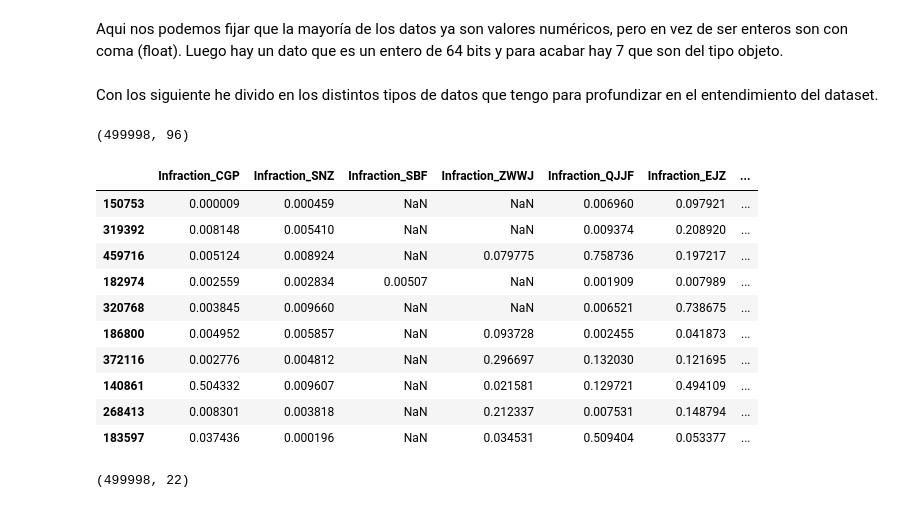
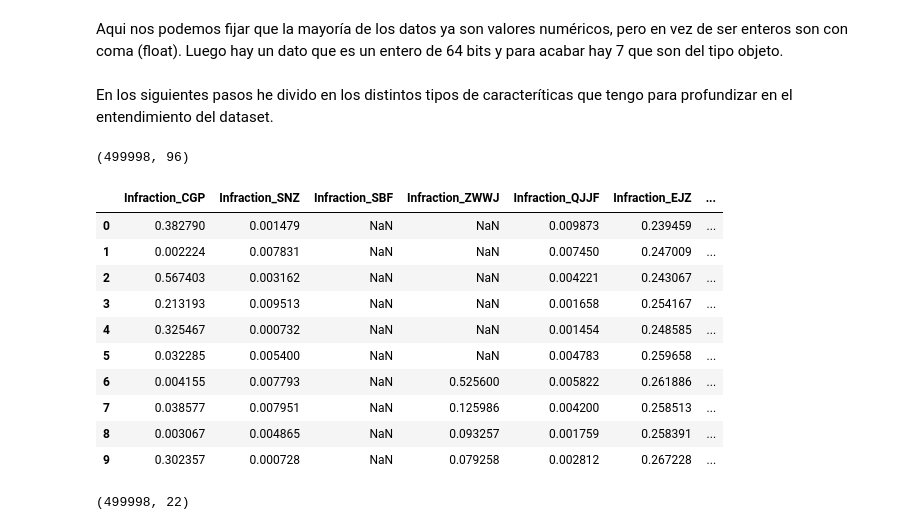
Before and after one commit to AndreesBenitoo/Practica_AA_Andres_Pedro, a Jupyter notebook: preprocess.ipynb, the cells around one changed output. Drawn from its saved outputs; the diff is of its cells as text; code cells hidden in the pictures.

```diff
--- a/preprocess.ipynb
+++ b/preprocess.ipynb
@@ -81,30 +103,30 @@ dtype: object
 # %% [markdown]
 Aqui nos podemos fijar que la mayoría de los datos ya son valores numéricos, pero en vez de ser enteros son con coma (float). Luego hay un dato que es un entero de 64 bits y para acabar hay 7 que son del tipo objeto.
 # %% [markdown]
-Con los siguiente he divido en los distintos tipos de datos que tengo para profundizar en el entendimiento del dataset.
+En los siguientes pasos he divido en los distintos tipos de caracteríticas que tengo para profundizar en el entendimiento del dataset.
 # %%
 # Seleccionar solo las columnas que contienen 'Infraction' en su nombre
 df_infractions = df.filter(regex='Infraction')
 
 # aqui muestro la dimension del dataframe para ver las columnas dedicadas a
 # 'infractions'
 print(df_infractions.shape)
 
 # Mostrar las primeras filas para verificar el resultado
-df_infractions.sample(10)
+df_infractions.head(10)
 # %% [output]
 (499998, 96)
 |  | Infraction_CGP | Infraction_SNZ | Infraction_SBF | Infraction_ZWWJ | Infraction_QJJF | Infraction_EJZ | ... |
-| 150753 | 0.000009 | 0.000459 | NaN | NaN | 0.006960 | 0.097921 | ... |
-| 319392 | 0.008148 | 0.005410 | NaN | NaN | 0.009374 | 0.208920 | ... |
-| 459716 | 0.005124 | 0.008924 | NaN | 0.079775 | 0.758736 | 0.197217 | ... |
-| 182974 | 0.002559 | 0.002834 | 0.00507 | NaN | 0.001909 | 0.007989 | ... |
-| 320768 | 0.003845 | 0.009660 | NaN | NaN | 0.006521 | 0.738675 | ... |
-| 186800 | 0.004952 | 0.005857 | NaN | 0.093728 | 0.002455 | 0.041873 | ... |
-| 372116 | 0.002776 | 0.004812 | NaN | 0.296697 | 0.132030 | 0.121695 | ... |
-| 140861 | 0.504332 | 0.009607 | NaN | 0.021581 | 0.129721 | 0.494109 | ... |
-| 268413 | 0.008301 | 0.003818 | NaN | 0.212337 | 0.007531 | 0.148794 | ... |
-| 183597 | 0.037436 | 0.000196 | NaN | 0.034531 | 0.509404 | 0.053377 | ... |
+| 0 | 0.382790 | 0.001479 | NaN | NaN | 0.009873 | 0.239459 | ... |
+| 1 | 0.002224 | 0.007831 | NaN | NaN | 0.007450 | 0.247009 | ... |
+| 2 | 0.567403 | 0.003162 | NaN | NaN | 0.004221 | 0.243067 | ... |
+| 3 | 0.213193 | 0.009513 | NaN | NaN | 0.001658 | 0.254167 | ... |
+| 4 | 0.325467 | 0.000732 | NaN | NaN | 0.001454 | 0.248585 | ... |
+| 5 | 0.032285 | 0.005400 | NaN | NaN | 0.004783 | 0.259658 | ... |
+| 6 | 0.004155 | 0.007793 | NaN | 0.525600 | 0.005822 | 0.261886 | ... |
+| 7 | 0.038577 | 0.007951 | NaN | 0.125986 | 0.004200 | 0.258513 | ... |
+| 8 | 0.003067 | 0.004865 | NaN | 0.093257 | 0.001759 | 0.258391 | ... |
+| 9 | 0.302357 | 0.000728 | NaN | 0.079258 | 0.002812 | 0.267228 | ... |
 # %%
 # Seleccionar solo las columnas que contienen 'Expenditure' en su nombre
 df_expenditure = df.filter(regex='Expenditure')
```
Also changed, not shown: parts of 29 cells of this notebook.
